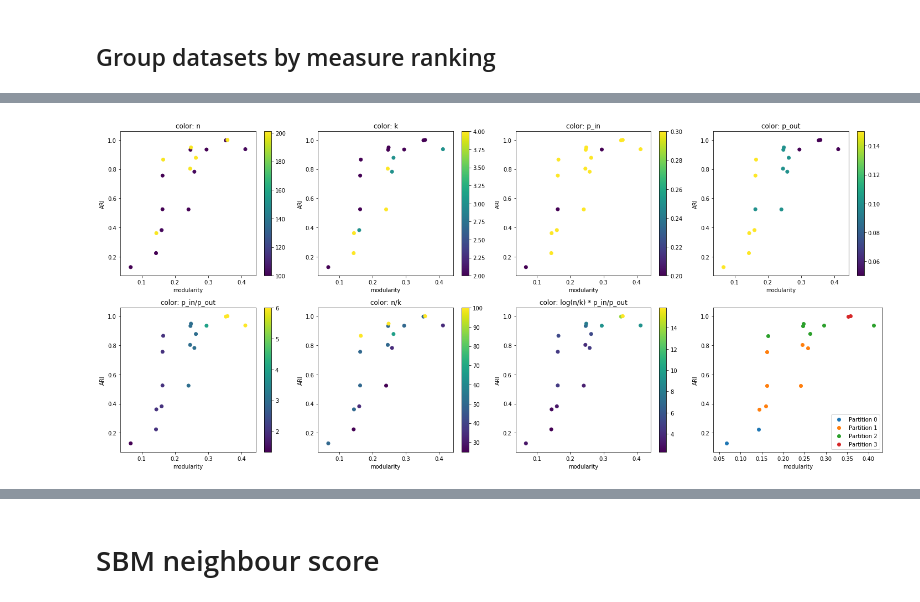
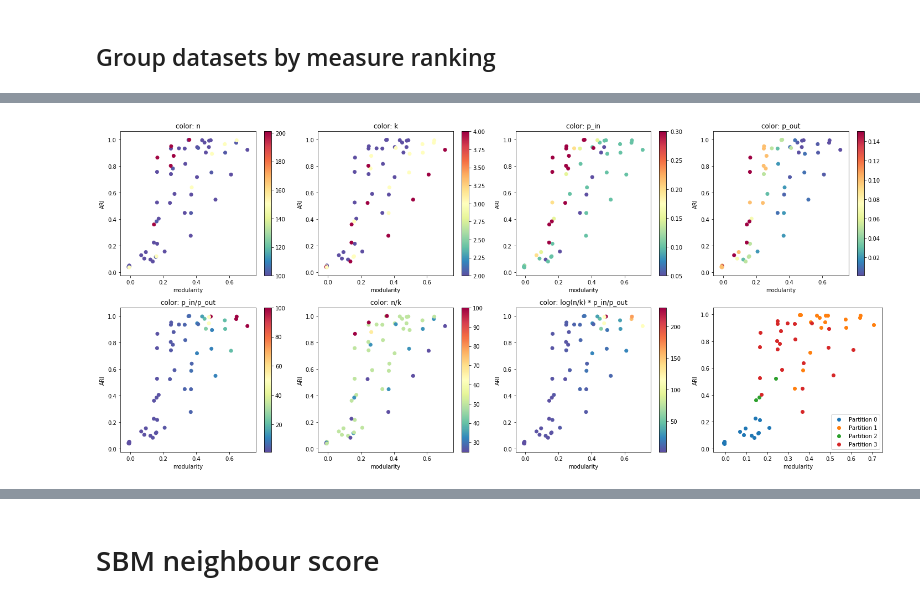
Before and after one commit to vlivashkin/pygkernels-experiments, a Jupyter notebook: experiments/init/analyze_results_SBM.ipynb, the cells around one changed output, grey strips where cells are left out. Saved outputs shown, nothing was run; the diff lists cells and outputs as text; code cells hidden in the pictures.

```diff
--- a/experiments/init/analyze_results_SBM.ipynb
+++ b/experiments/init/analyze_results_SBM.ipynb
@@ -58,30 +59,3 @@ def calc_avranks(results):  # {dataset: {classifier: accuracy}}
     return list(ranks.values()), list(ranks.keys()), len(results)
 # %% [markdown]
 # Analyze results of SBM – Stochastic Block Model
-# %%
-SBM_RESULTS_ROOT = '../../cache/kkmeans_init_sbm'
-columns = [
-    (100, 2, 0.2, 0.05),
-    (100, 2, 0.2, 0.1),
-    (100, 2, 0.2, 0.15),
-    (100, 2, 0.3, 0.05),
-    (100, 2, 0.3, 0.1),
-    (100, 2, 0.3, 0.15),
-    (102, 3, 0.3, 0.05),
-    (102, 3, 0.3, 0.1),
-    (102, 3, 0.3, 0.15),
-    (100, 4, 0.3, 0.1),
-    (100, 4, 0.3, 0.15),
-    (200, 2, 0.3, 0.05),
-    (200, 2, 0.3, 0.1),
-    (200, 2, 0.3, 0.15),
-    (201, 3, 0.3, 0.1),
-    (200, 4, 0.3, 0.1),
-    (200, 4, 0.3, 0.15)
-]
-
-def column2str(column):
-    n, k, p_in, p_out = column
-    return f'{n}_{k}_{p_in:.1f}_{p_out:.2f}'
-
-datasets = [column2str(x) for x in columns]
@@ -268,35 +332,40 @@ def extract_feature(dataset_name, feature):
         return np.log(n) / k * (p_in / p_out)
     elif feature == 'sbm_neighbour_score':
         return sbm_neighbour_score(int(n), int(k), p_in, p_out)
+    elif feature == 'class_idx':
+        for class_idx, datasetss in enumerate(datasets_partition):
+            if dataset_name in datasetss:
+                return class_idx
+        return -1
 
 # draw ari-modularity dependency
 fig, ax = plt.subplots(2, 4, figsize=(20, 9))
 ax = np.ravel(ax)
 
 for idx, feature in enumerate(['n', 'k', 'p_in', 'p_out', 'p_in/p_out', 'n/k', 'log(n/k) * p_in/p_out']):
     x, y, v = [], [], []
     for dataset in datasets:
         x.append(dataset_modularity[dataset])
         y.append(dataset_meanari[dataset])
         v.append(extract_feature(dataset, feature))
-    sc = ax[idx].scatter(x, y, c=v)
+    sc = ax[idx].scatter(x, y, c=v, cmap='Spectral_r')
     ax[idx].set_xlabel('modularity')
     ax[idx].set_ylabel('ARI')
     ax[idx].set_title('color: ' + feature)
     plt.colorbar(sc, ax=ax[idx])
 
 idx = 7
 for class_idx in range(n_clusters):
     datasetss = datasets_partition[class_idx]
     x, y = [], []
     for dataset in datasetss:
         x.append(dataset_modularity[dataset])
         y.append(dataset_meanari[dataset])
     ax[idx].scatter(x, y, label=f'Partition {class_idx}')
 ax[idx].set_xlabel('modularity')
 ax[idx].set_ylabel('ARI')
 ax[idx].legend(loc=4)
 
 plt.tight_layout()
 # %% [output]
-[figure, old version]
+[figure, new version]
```
Also changed, not shown: parts of 19 cells of this notebook, 32 other files.
